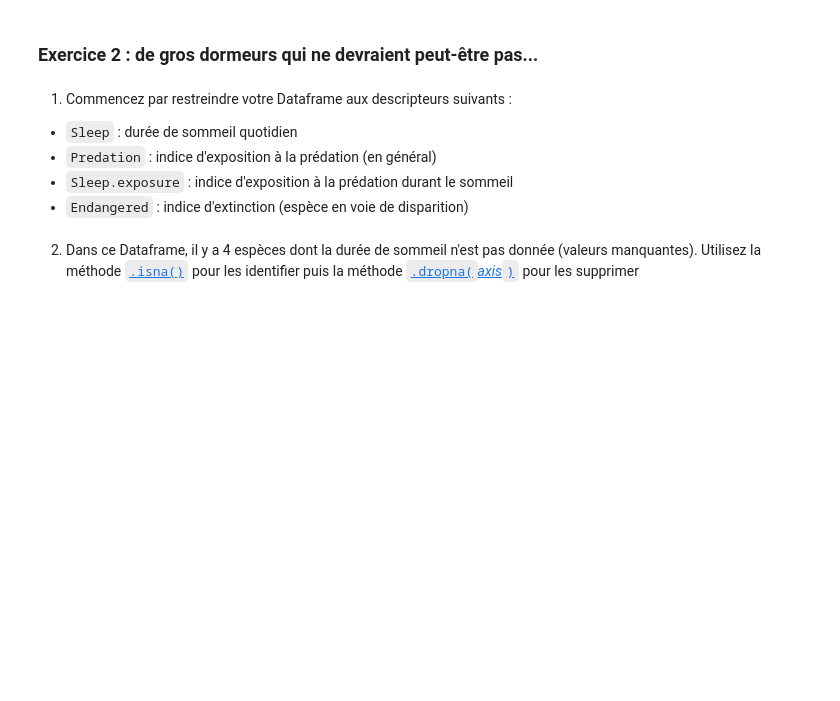
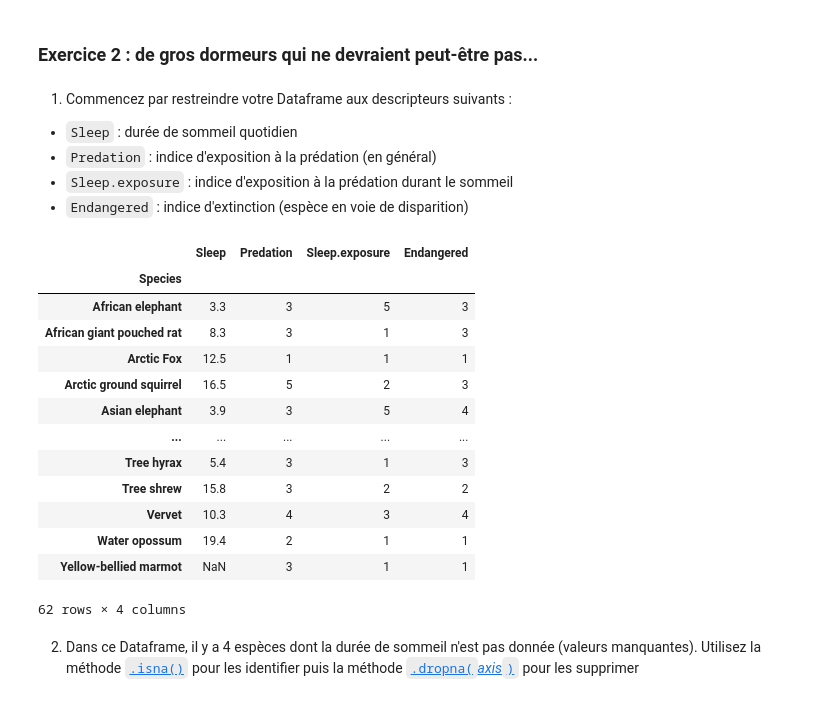
Before and after one commit to Asminouch/Semestre4_2026, a Jupyter notebook: opti/TP3 - Introduction à Pandas-20260206/TP3_Pandas.ipynb, the cells around one changed output. Drawn from its saved outputs; the diff is of its cells as text; code cells hidden in the pictures; blank space fills up the shorter version.

```diff
--- a/opti/TP3 - Introduction à Pandas-20260206/TP3_Pandas.ipynb
+++ b/opti/TP3 - Introduction à Pandas-20260206/TP3_Pandas.ipynb
@@ -303,5 +330,21 @@ Name: Dreaming, dtype: float64
 - `Endangered` : indice d'extinction (espèce en voie de disparition)
 # %%
 df2= df[["Sleep", "Predation",  "Sleep.exposure", "Endangered"]]
+df2
+# %% [output]
+|  | Sleep | Predation | Sleep.exposure | Endangered |
+| Species |  |  |  |  |
+| African elephant | 3.3 | 3 | 5 | 3 |
+| African giant pouched rat | 8.3 | 3 | 1 | 3 |
+| Arctic Fox | 12.5 | 1 | 1 | 1 |
+| Arctic ground squirrel | 16.5 | 5 | 2 | 3 |
+| Asian elephant | 3.9 | 3 | 5 | 4 |
+| ... | ... | ... | ... | ... |
+| Tree hyrax | 5.4 | 3 | 1 | 3 |
+| Tree shrew | 15.8 | 3 | 2 | 2 |
+| Vervet | 10.3 | 4 | 3 | 4 |
+| Water opossum | 19.4 | 2 | 1 | 1 |
+| Yellow-bellied marmot | NaN | 3 | 1 | 1 |
+62 rows × 4 columns
 # %% [markdown]
 2. Dans ce Dataframe, il y a 4 espèces dont la durée de sommeil n'est pas donnée (valeurs manquantes). Utilisez la méthode [`.isna()`](https://pandas.pydata.org/docs/reference/api/pandas.DataFrame.isna.html?highlight=isna#pandas.DataFrame.isna) pour les identifier puis la méthode [`.dropna(`*axis*`)`](https://pandas.pydata.org/docs/reference/api/pandas.DataFrame.dropna.html?highlight=dropna#pandas.DataFrame.dropna) pour les supprimer
```
Also changed, not shown: parts of 22 cells of this notebook.
